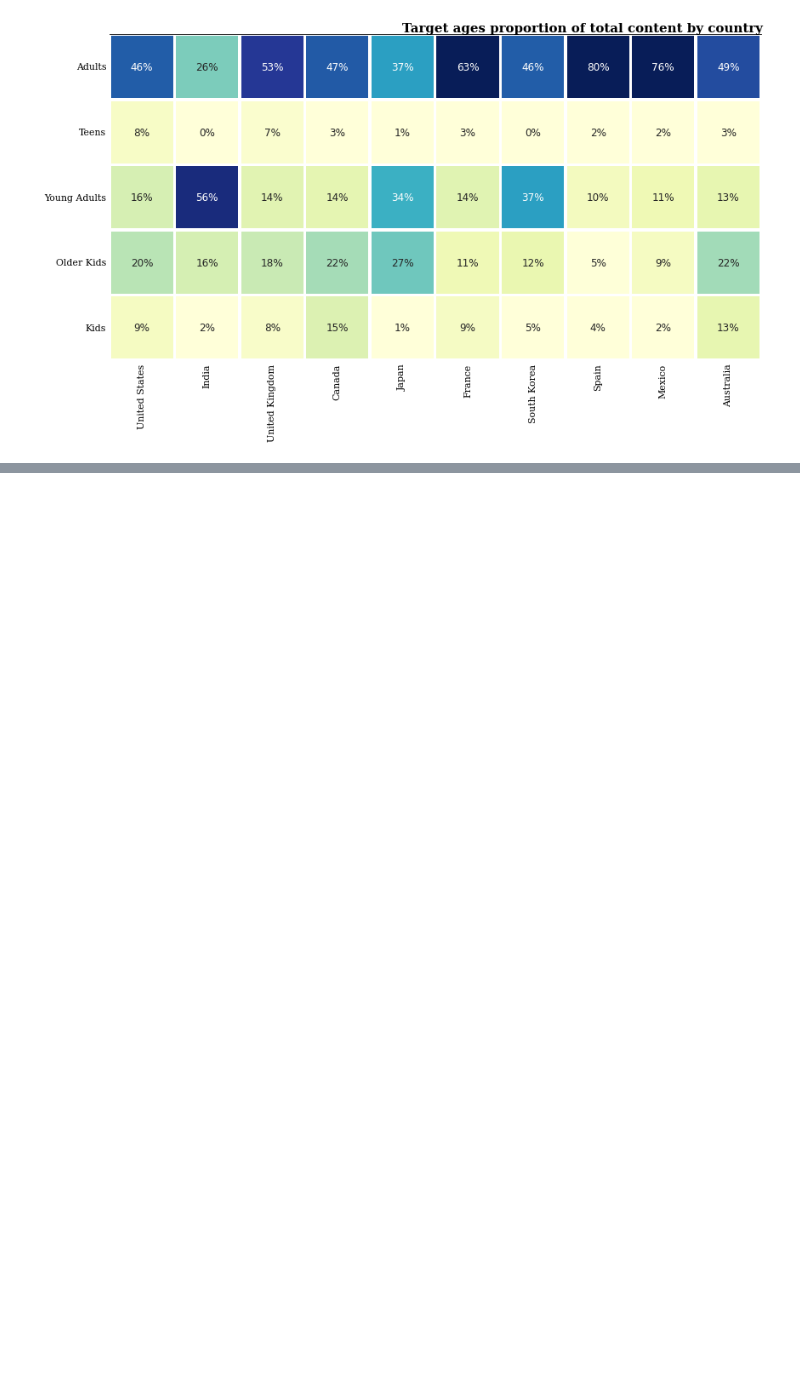
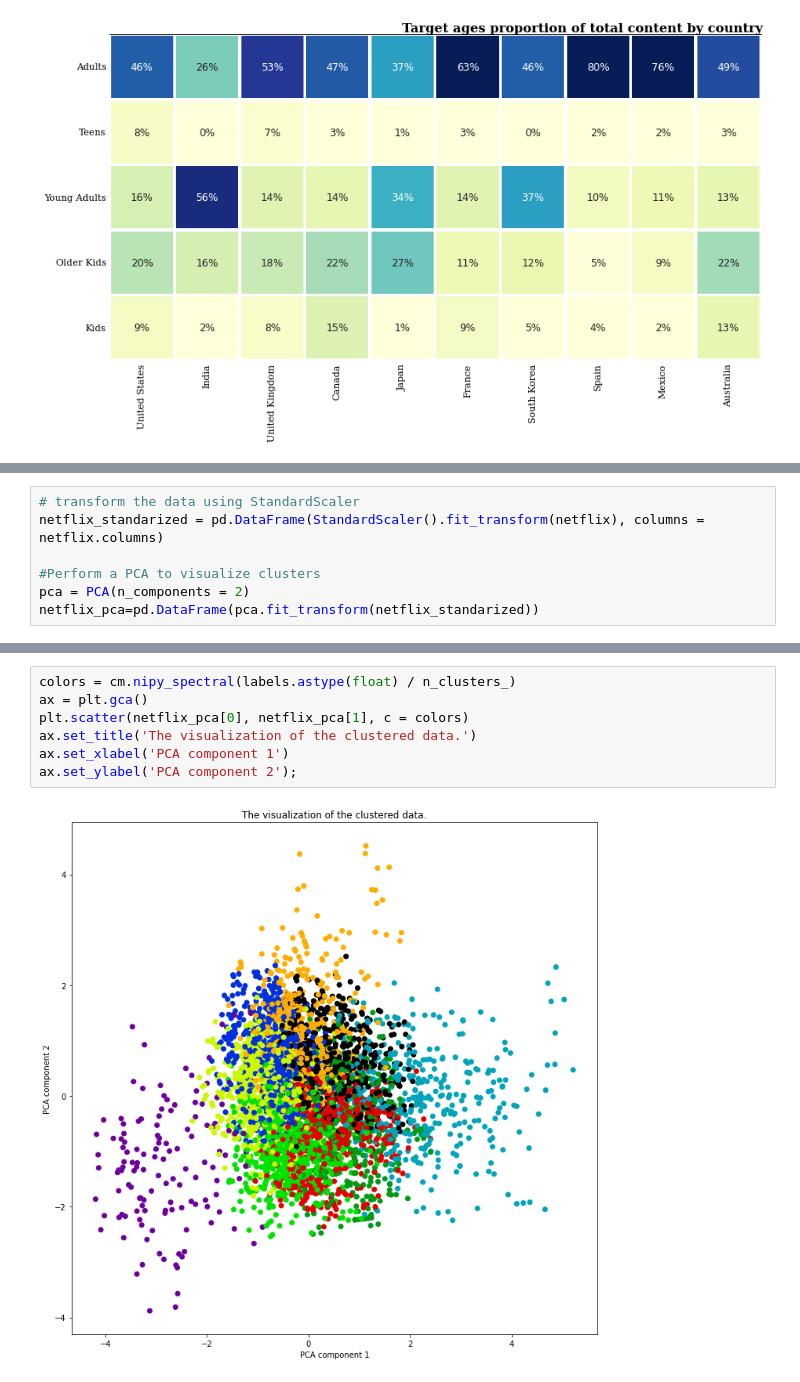
Before and after one commit to amrita-sarkar1/Netflix-Movies-and-TV-Shows-Clustering, a Jupyter notebook: Netflix_Movies_and_TV_Shows_Clustering.ipynb, the cells around one changed output, grey strips where cells are left out. Drawn from its saved outputs; the diff is of its cells as text; blank space fills up the shorter version.

```diff
--- a/Netflix_Movies_and_TV_Shows_Clustering.ipynb
+++ b/Netflix_Movies_and_TV_Shows_Clustering.ipynb
@@ -662,0 +785,7 @@ plt.show()
+# %%
+# transform the data using StandardScaler
+netflix_standarized = pd.DataFrame(StandardScaler().fit_transform(netflix), columns = netflix.columns)
+
+#Perform a PCA to visualize clusters
+pca = PCA(n_components = 2)
+netflix_pca=pd.DataFrame(pca.fit_transform(netflix_standarized))
@@ -662,0 +811,9 @@ plt.show()
+# %%
+colors = cm.nipy_spectral(labels.astype(float) / n_clusters_)
+ax = plt.gca()
+plt.scatter(netflix_pca[0], netflix_pca[1], c = colors)
+ax.set_title('The visualization of the clustered data.')
+ax.set_xlabel('PCA component 1')
+ax.set_ylabel('PCA component 2');
+# %% [output]
+[figure, added]
```
Also changed, not shown: parts of 30 cells of this notebook.
